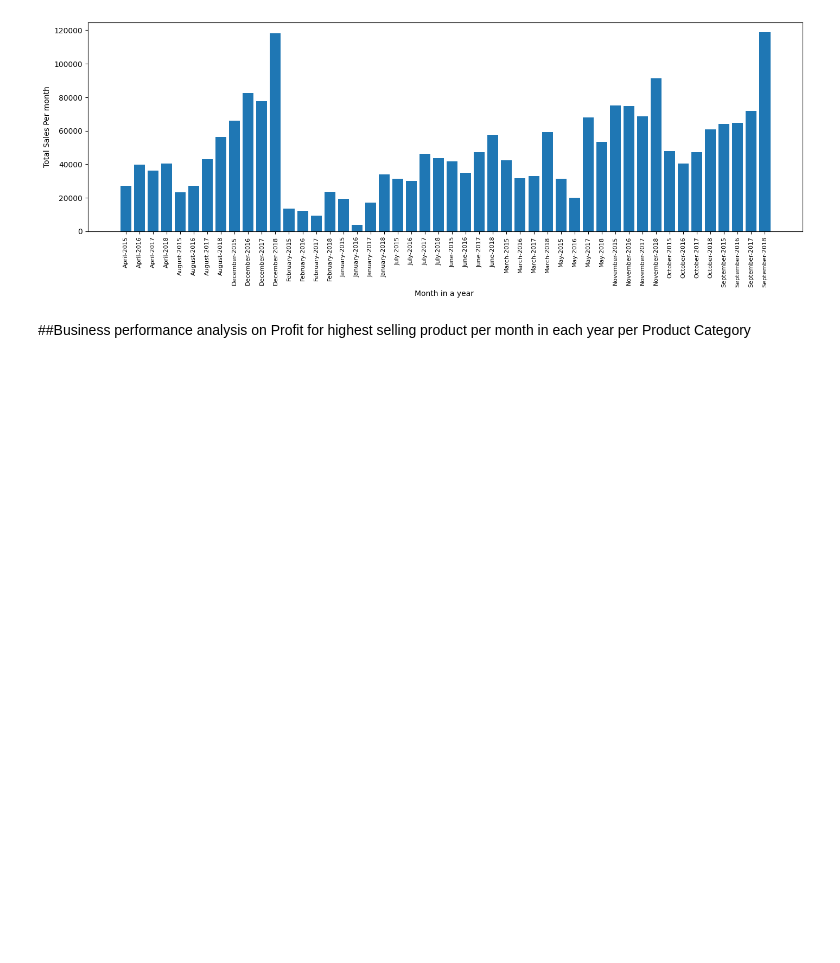
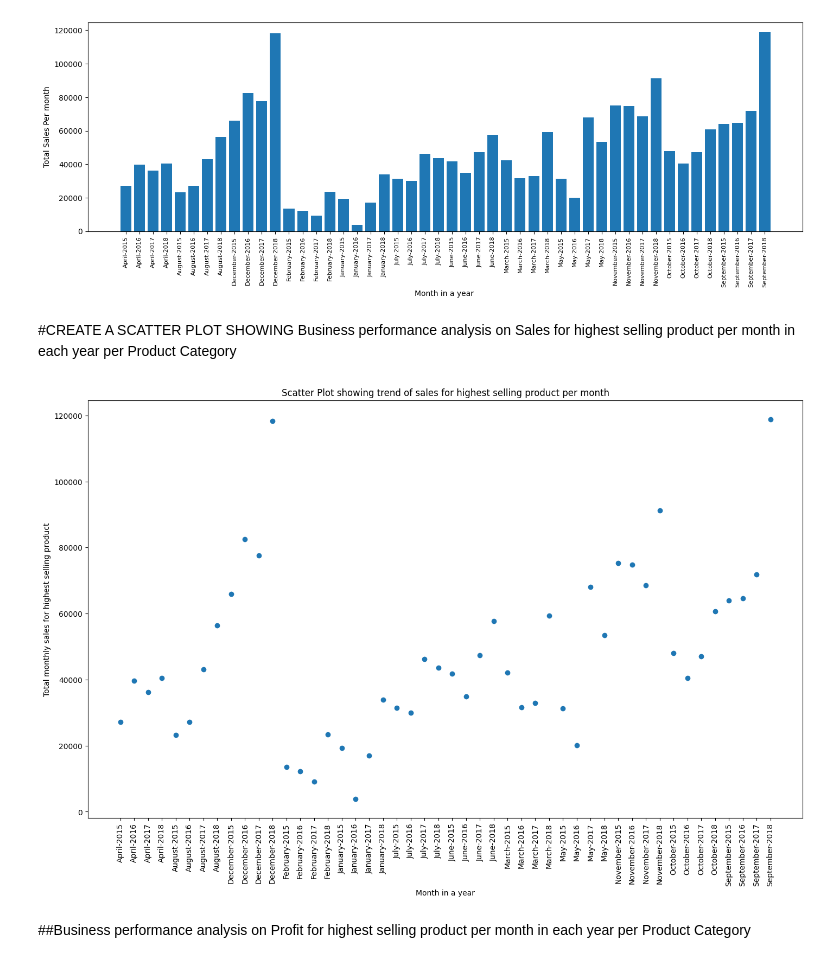
Before and after one commit to wandieinnocents/sales_analysis_pyhon_thesis_v3, a Jupyter notebook: v3_A_MULTIMODAL_ML_FRAMEWORK_FOR_BUSINESS_PERFORMANCE_ANALYSIS_Research_progress_v3.ipynb, the cells around one changed output. Saved outputs shown, nothing was run; the diff lists cells and outputs as text; code cells hidden in the pictures; blank space fills up the shorter version.

```diff
--- a/v3_A_MULTIMODAL_ML_FRAMEWORK_FOR_BUSINESS_PERFORMANCE_ANALYSIS_Research_progress_v3.ipynb
+++ b/v3_A_MULTIMODAL_ML_FRAMEWORK_FOR_BUSINESS_PERFORMANCE_ANALYSIS_Research_progress_v3.ipynb
@@ -885,6 +891,24 @@ plt.xticks(month_year_filter_highest_sales_analysis, rotation='vertical', size=8
 plt.show()
 # %% [output]
 [figure]
+# %% [markdown]
+#CREATE A SCATTER PLOT SHOWING Business performance analysis on Sales for highest selling product per month in each year per Product Category
+# %%
+# CREATE A SCATTER PLOT FOR HIGHEST SELLING PRODUCT SALES FOR PRODUCT CATEGORY
+import matplotlib.pyplot as plt
+
+x = month_year_filter_highest_sales_analysis
+y = product_category_sales_month_year
+
+plt.figure(figsize=(17,10))
+plt.scatter(x, y)
+plt.xlabel('Month in a year')
+plt.ylabel('Total monthly sales for highest selling product')
+plt.xticks(rotation=90)
+plt.title('Scatter Plot showing trend of sales for highest selling product per month')
+plt.show()
+# %% [output]
+[figure, added]
 # %% [markdown]
 ##Business performance analysis on Profit for highest selling product per month in each year per Product Category
 # %%
```
Also changed, not shown: parts of 6 cells of this notebook.
